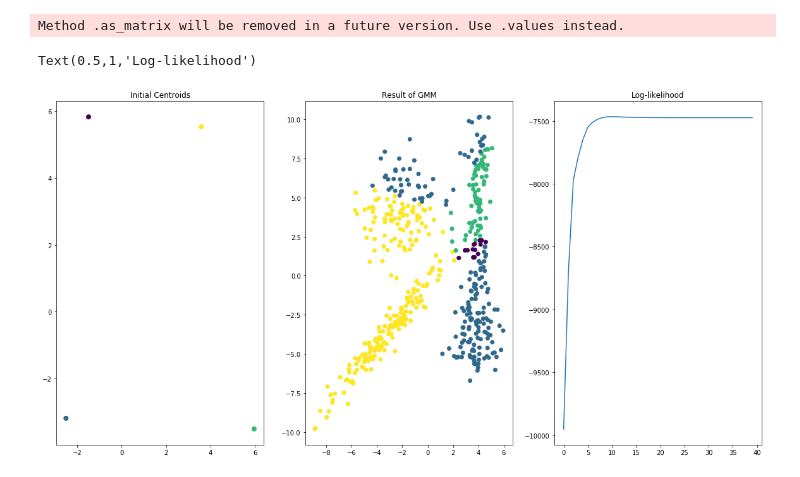
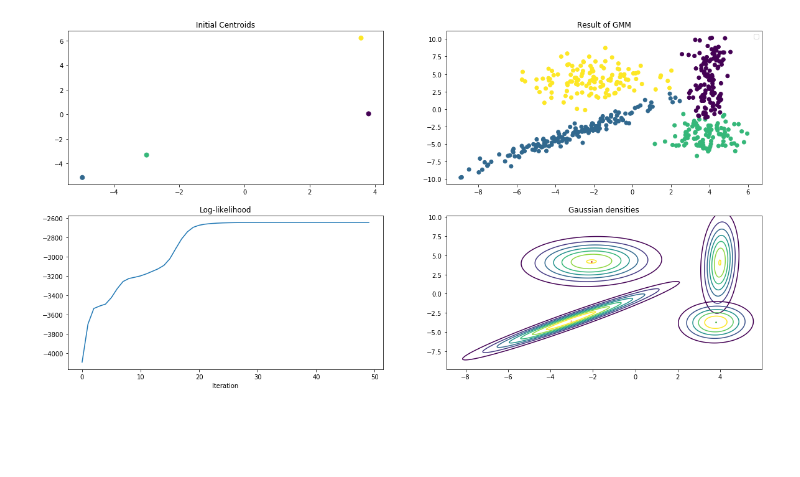
Before and after one commit to rapharomero/Models, a Jupyter notebook: GMM/GMM.ipynb, the cells around one changed output. Drawn from its saved outputs; the diff is of its cells as text; code cells hidden in the pictures; blank space fills up the shorter version.

Commit message:
debug clustering and log-likelihood

```diff
--- a/GMM/GMM.ipynb
+++ b/GMM/GMM.ipynb
@@ -13,12 +14,10 @@ plt.rcParams["figure.figsize"] = (20, 10) # (w, h)
 def extractdata(classification):
     " extract the  data given the path "
     data  = pd.read_csv(classification,sep = ' ', header=None, engine='python')
-    X = data.as_matrix()[:,0:2]
+    X = data.values[:,0:2]
     return X
 
 X = extractdata('classification_data_HWK2/EMGaussian.data')
-# %% [output]
-Method .as_matrix will be removed in a future version. Use .values instead.
 # %%
 # Definition of the gaussian density function with non isotropic covariance matrix
 def gaussian(X, mu, sigma):
@@ -81,9 +80,9 @@ class GMM(object):
         inverses = np.linalg.pinv(sigmas)
         dets = np.linalg.det(sigmas)
 
-        const = - np.log(2 * np.pi * dets) ** (p / 2)
+        const = - np.log(2 * np.pi) ** (p / 2)
 
-        terms = tau * (np.log(pi) - p * np.log(dets)) + const - np.einsum('ik,kip -> ik',
+        terms = tau * (np.log(pi) - p * np.log(dets) + const) - np.einsum('ik,kip -> ik',
                                                                         tau,
                     np.stack(np.dot(X - mu, np.dot(sinv, (X - mu).T)) for mu, sinv in zip(means, inverses)))
 
@@ -157,6 +156,7 @@ class GMM(object):
             pi, means, sigmas = self.M_step(X, tau)
             # Log Likelihood
             log_likelihoods.append(self.log_likelihood(X, tau, pi, means, sigmas))
+            #log_likelihoods.append(logL(X, tau, pi, means, sigmas))
 
         self.pi = pi
         self.means = means
@@ -170,29 +170,55 @@ class GMM(object):
         Predicts the most likely class for each element in X_t
         """
         gaussian_values = np.vstack([gaussian(X_t, self.means[j], self.sigmas[j]) for j in range(self.means.shape[0])])
-        return np.argmin(gaussian_values, axis=0)
+        return np.argmax(gaussian_values, axis=0)
+# %%
+# Plot functions
+def make_grid(data=None, xmin=-5, xmax=5, ymin=-5, ymax=5, n_points = 400):
+    """
+    Computes a plotting grid given the data.
+    xmin, xmax, ymin, ymax is used by default if no data is given as input
+    """
+    if data is not None:
+        xmin, ymin = np.min(data, axis = 0)
+        xmax, ymax = np.max(data, axis = 0)
+
+    x, y = np.meshgrid(np.linspace(xmin, xmax, n_points), np.linspace(ymin, ymax, n_points))
+    grid = np.c_[x.ravel(), y.ravel()] # grid has n_points ^2 row and 2 columns
+    return x, y, grid
 # %%
-
 n_classes = 4
 
 
 C0 = random_select(X, n_classes)
 
 gmm = GMM()
-means, sigmas, log_likelihoods = gmm.fit(X, n_classes, Niter=40, C0=C0)
+means, sigmas, log_likelihoods = gmm.fit(X, n_classes, Niter=50, C0=C0)
 labels = gmm.predict(X)
 
-f, (ax1, ax2, ax3) = plt.subplots(1, 3)
+f, ((ax1, ax2), (ax3, ax4)) = plt.subplots(2, 2)
 
 colors = np.array(range(n_classes))
 ax1.scatter(C0[:,0], C0[:,1], c=colors, s=49)
 ax1.set_title('Initial Centroids')
 
+
 ax2.scatter(X[:,0], X[:,1], c=labels)
+x, y, grid = make_grid(X)
+ax2.legend()
 ax2.set_title('Result of GMM')
 
 ax3.plot(log_likelihoods)
 ax3.set_title('Log-likelihood')
+ax3.set_xlabel('Iteration')
+
+
+
+
+for col, mu, sigma in zip(colors, means, sigmas):
+    ax4.scatter(mu[0], mu[1], col)
+    ax4.contour(x, y, gaussian(grid, mu, sigma).reshape(x.shape))
+ax4.set_title('Gaussian densities')
+
+plt.show()
 # %% [output]
-Text(0.5,1,'Log-likelihood')
-[figure, old version]
+[figure, new version]
```
Also changed, not shown: parts of 1 cell of this notebook, 1 other file.
